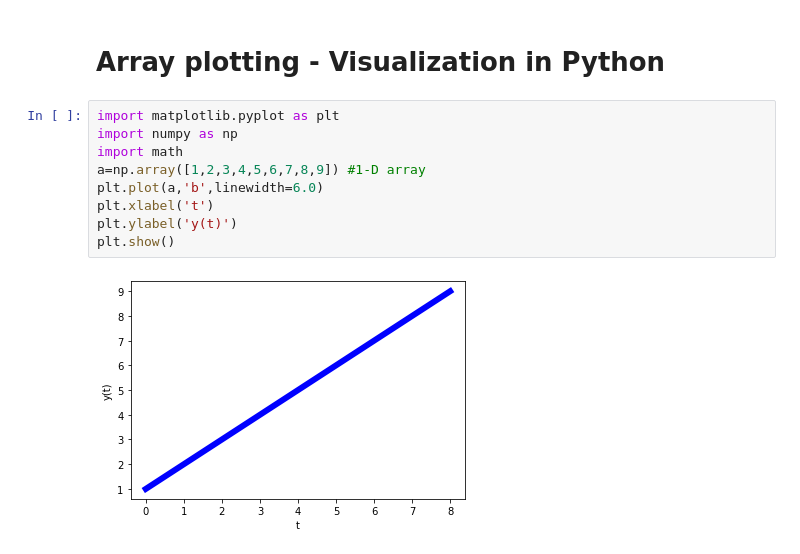
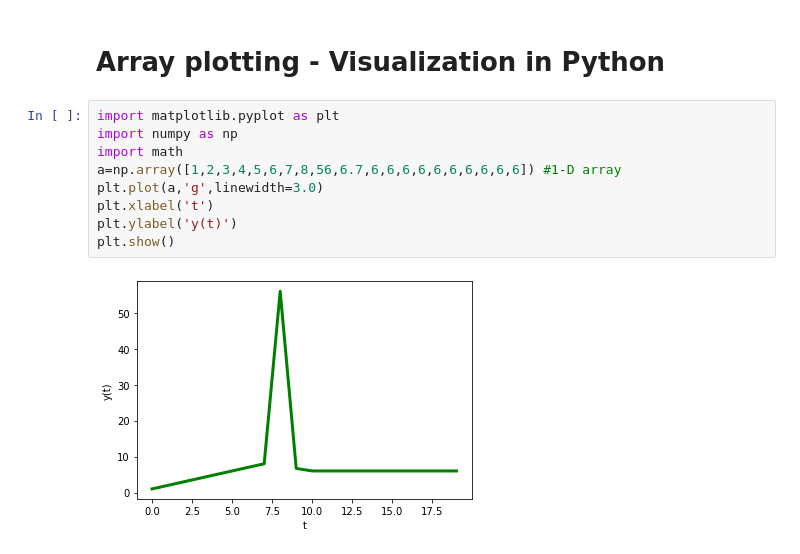
Before and after one commit to harshdhiman-ai/PYPR, a Jupyter notebook: PYPR_2021_EED.ipynb, the cells around one changed output. Drawn from its saved outputs; the diff is of its cells as text.

```diff
--- a/PYPR_2021_EED.ipynb
+++ b/PYPR_2021_EED.ipynb
@@ -428,14 +428,14 @@ array([1, 2])
 # %%
 import matplotlib.pyplot as plt
 import numpy as np
 import math
-a=np.array([1,2,3,4,5,6,7,8,9]) #1-D array
-plt.plot(a,'b',linewidth=6.0)
+a=np.array([1,2,3,4,5,6,7,8,56,6.7,6,6,6,6,6,6,6,6,6,6]) #1-D array
+plt.plot(a,'g',linewidth=3.0)
 plt.xlabel('t')
 plt.ylabel('y(t)')
 plt.show()
 # %% [output]
-[figure, old version]
+[figure, new version]
 # %%
 import numpy as np
 import math
```
Also changed, not shown: parts of 1 cell of this notebook.
